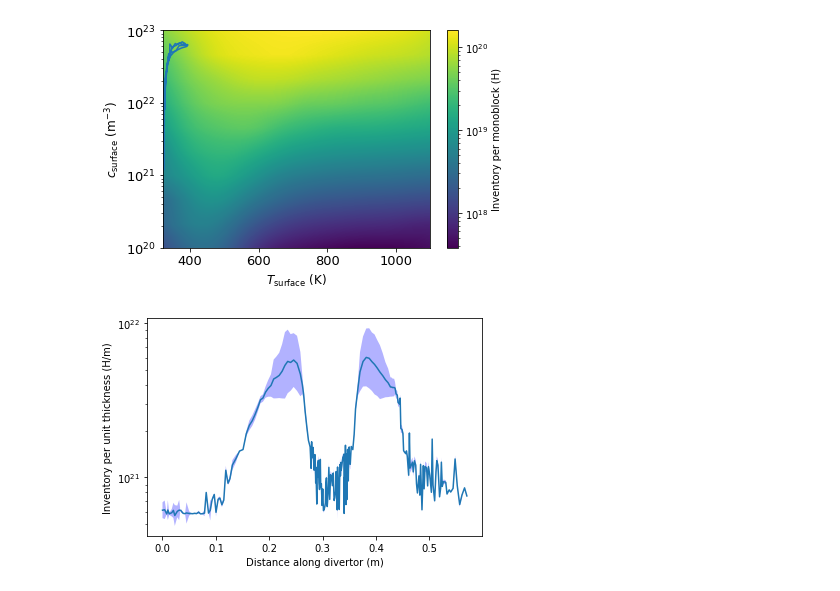
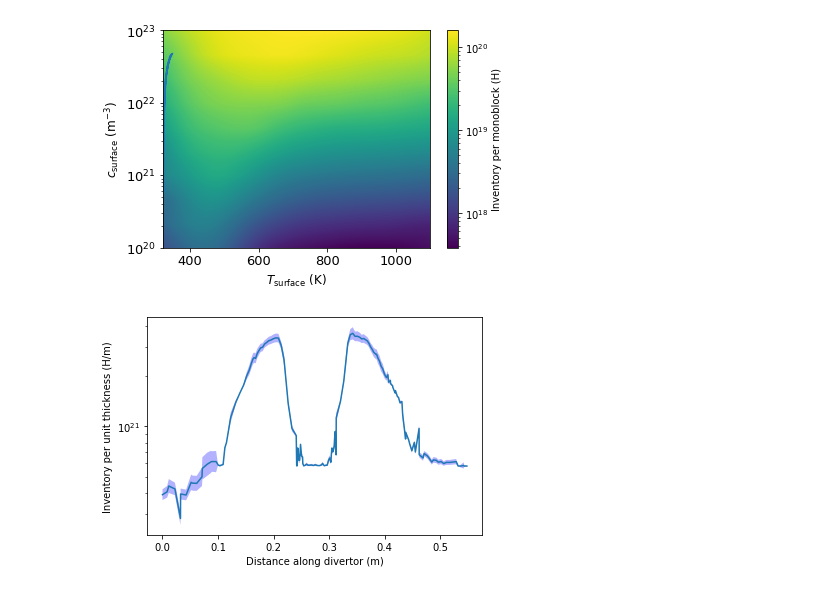
Before and after one commit to IRFM/divHretention, a Jupyter notebook: WEST_inventory.ipynb, the cells around one changed output. Cells and saved outputs as stored; diff of their text form; code cells hidden in the pictures.

```diff
--- a/WEST_inventory.ipynb
+++ b/WEST_inventory.ipynb
@@ -1,15 +1,13 @@
 # %%
-import matplotlib.pyplot as plt
-
-
-from extract_WEST_data import extract_data
+from main import compute_inventory
 
 filename = "data/exposure_conditions_divertor/WEST/Hao/P1.0e21_wall_data.mat"
 # filename = "data/exposure_conditions_divertor/WEST/Julien/WPN54696-1.5MW-FESTIM_inputs.csv"
-R_div, Z_div, arc_length_div, E_ion_div, E_atom_div, ion_flux_div, \
-        atom_flux_div, net_heat_flux_div, angles_ions, angles_atoms, data = extract_data(filename)
+res = compute_inventory(filename)
 # %%
-T = 1.1e-4*net_heat_flux_div + 323
+import matplotlib.pyplot as plt
+arc_length_div = res.arc_length
+T = res.temperature
 plt.plot(arc_length_div, T)
 xlabel = "Distance along divertor (m)"
 plt.xlabel(xlabel)
@@ -59,17 +30,26 @@ sig_inv = interp2d(points_x, points_y, sig, kind='cubic')
 # %%
 from matplotlib import ticker
-XX, YY = np.meshgrid(points_x, points_y)
+import numpy as np
+
+inv_T_c = res.interp_inv
+x = np.linspace(320, 1100, num=50)
+y = np.logspace(20, 23, num=10)
+
+XX, YY = np.meshgrid(x, y)
 
 values = np.zeros(XX.shape)
+min_value, max_value = np.float("inf"), np.float("-inf")
 for i in range(len(XX)):
     for j in range(len(XX[i])):
         if XX[i][j] < 1200:
             val = inv_T_c(XX[i][j], YY[i][j])
             values[i][j] = val
+            min_value = min(min_value, float(val))
+            max_value = max(max_value, float(val))
 locator = ticker.LogLocator(base=10)
 levels = np.logspace(
-    min(np.log10(inv)),
-    max(np.log10(inv)),
+    np.log10(min_value),
+    np.log10(max_value),
     1000)
 CS = plt.contourf(XX, YY, values, locator=locator, levels=levels)
 plt.plot(T, c_max)
@@ -80,22 +60,21 @@ plt.xlabel(r"$T_\mathrm{surface}$ (K)", fontsize=12)
 plt.ylabel(r"$c_\mathrm{surface}$ (m$^{-3}$)", fontsize=12)
 plt.show()
 # %% [output]
-[figure, old version]
+[figure, new version]
 # %%
 e = 12e-3  # monoblock thickness (m)
-inventories = []  # inventory in H/m
-for temperature, concentration in zip(T, c_max):
-    inventories.append(float(inv_T_c(temperature, concentration))/e)
+inventories = res.inventory  # inventory in H/m
+sigmas = res.sigma_inv
+
 plt.plot(arc_length_div, inventories)
-sigmas = np.array([float(sig_inv(temperature, concentration)) for temperature, concentration in zip(T, c_max)])
 
 plt.fill_between(
-    [float(x) for x in arc_length_div], 10**(2*sigmas + np.log10(inventories)), 10**(-2*sigmas + np.log10(inventories)),
+    arc_length_div, 10**(2*sigmas + np.log10(inventories)), 10**(-2*sigmas + np.log10(inventories)),
     facecolor='blue', alpha=0.3)
 plt.xlabel(xlabel)
 plt.yscale("log")
 plt.ylabel("Inventory per unit thickness (H/m)")
 plt.savefig("Inventory per monoblock.pdf")
 plt.show()
 # %% [output]
-[figure, old version]
+[figure, new version]
```
Also changed, not shown: parts of 4 cells of this notebook, 6 other files.
